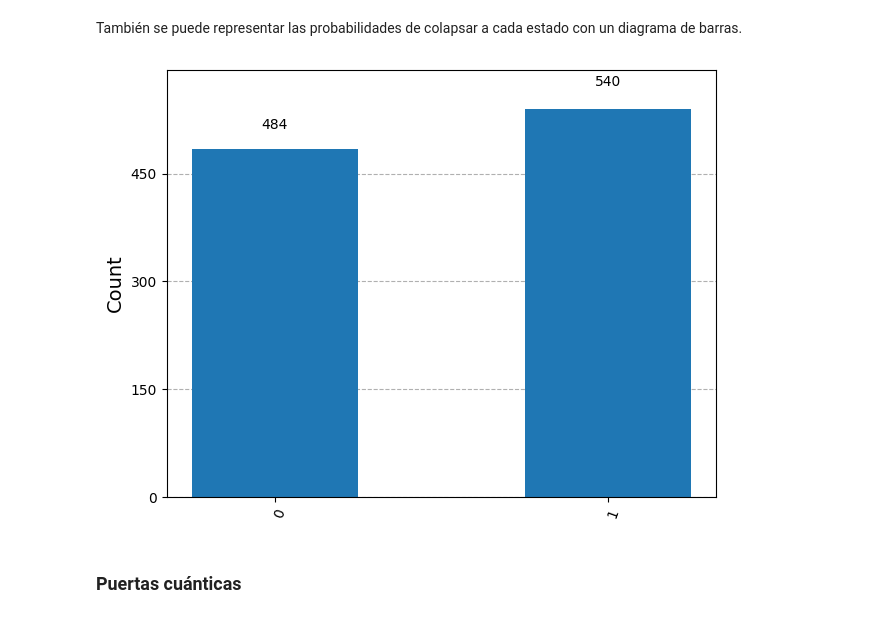
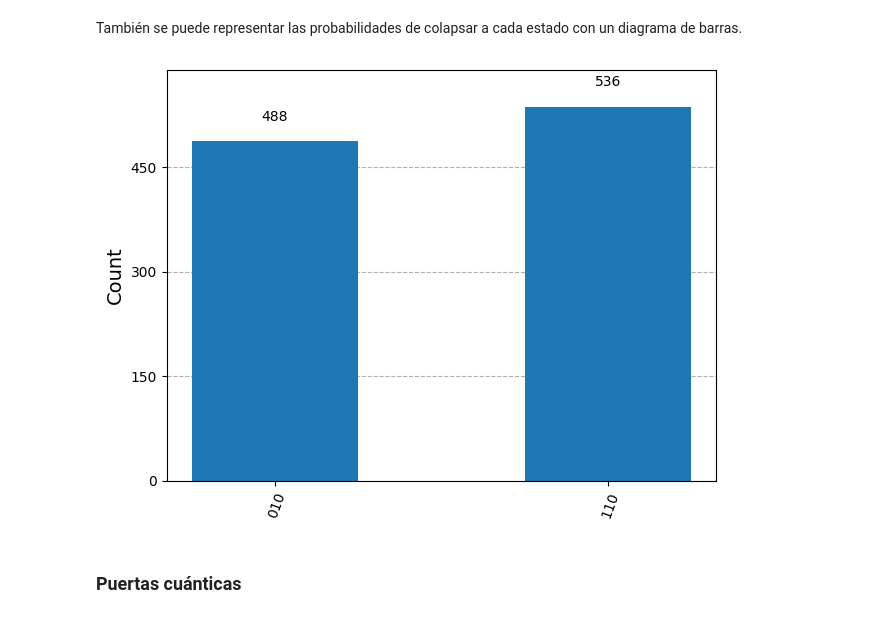
Before and after one commit to pelahumi/RSA, a Jupyter notebook: Quantum/fundamentals.ipynb, the cells around one changed output. Saved outputs shown, nothing was run; the diff lists cells and outputs as text; code cells hidden in the pictures.

```diff
--- a/Quantum/fundamentals.ipynb
+++ b/Quantum/fundamentals.ipynb
@@ -30,17 +32,18 @@ plot_bloch_multivector(statevector)
 # %% [markdown]
 También se puede representar las probabilidades de colapsar a cada estado con un diagrama de barras.
 # %%
-qc = QuantumCircuit(1)
+qc = QuantumCircuit(3)
 
-qc.h(0)
+qc.x(1)
+qc.h(2)
 
 qc.measure_all()
 
 #Histograma de resultados
 out = Aer.get_backend('qasm_simulator').run(transpile(qc, Aer.get_backend('qasm_simulator'))).result().get_counts()
 plot_histogram(out)
 # %% [output]
-[figure, old version]
+[figure, new version]
 # %% [markdown]
 ### Puertas cuánticas
 # %% [markdown]
```
Also changed, not shown: parts of 11 cells of this notebook, 4 other files.
